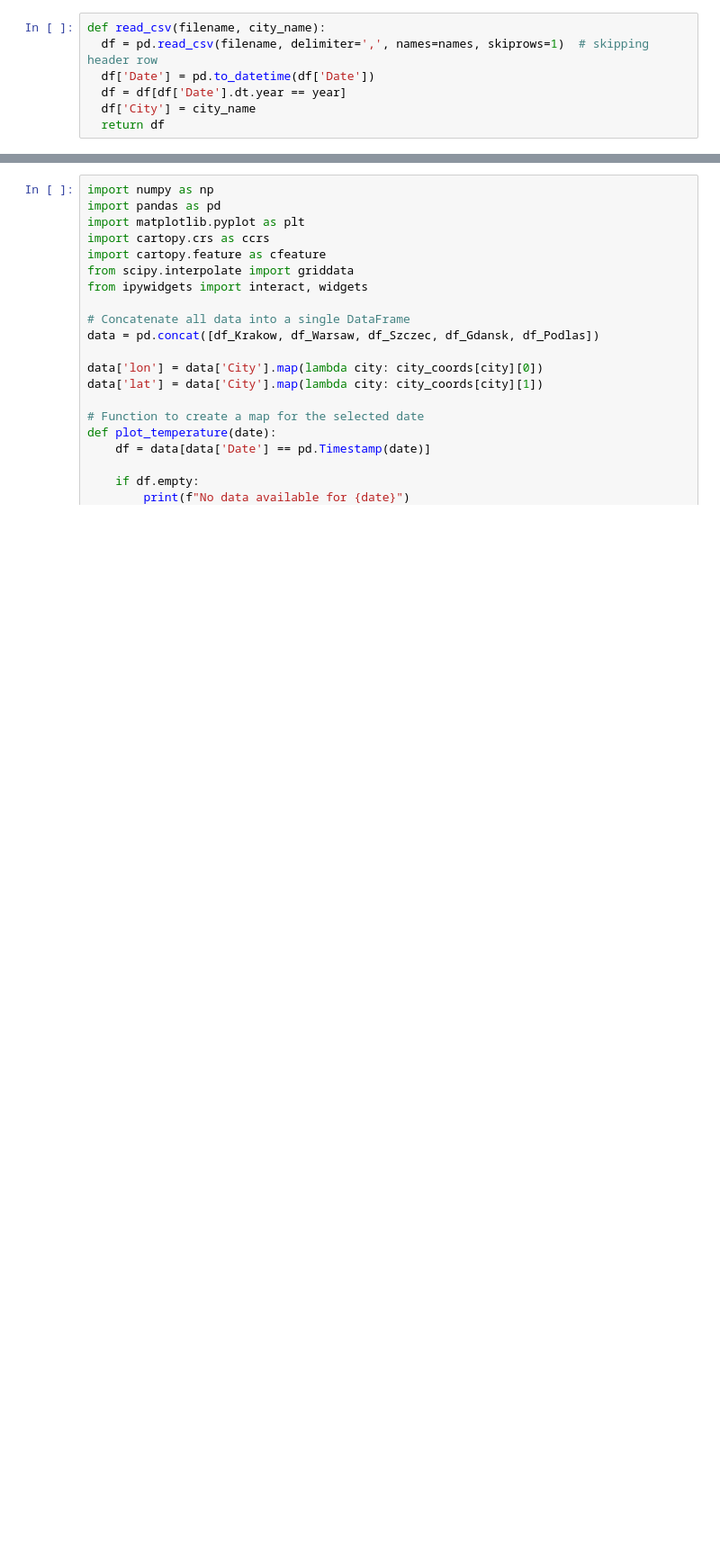
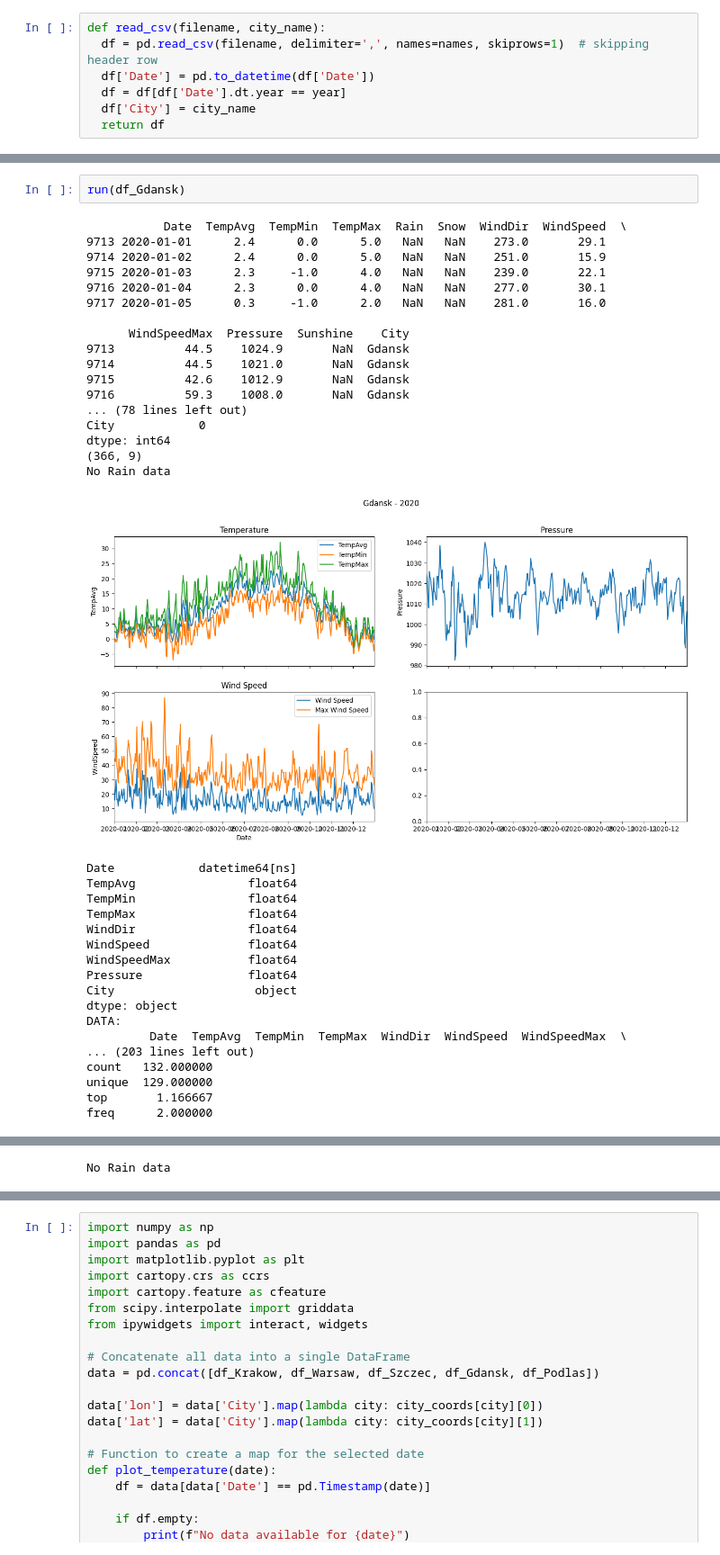
Before and after one commit to Twarug/AGH-NumericalMethods-Project, a Jupyter notebook: main.ipynb, the cells around one changed output, grey strips where cells are left out. Shown at 90% size. Saved outputs shown, nothing was run; the diff lists cells and outputs as text; blank space fills up the shorter version.

```diff
--- a/main.ipynb
+++ b/main.ipynb
@@ -220,0 +340,38 @@ UnboundLocalError: cannot access local variable 'boxprops' where it is not assoc
+# %%
+run(df_Gdansk)
+# %% [output]
+           Date  TempAvg  TempMin  TempMax  Rain  Snow  WindDir  WindSpeed  \
+9713 2020-01-01      2.4      0.0      5.0   NaN   NaN    273.0       29.1
+9714 2020-01-02      2.4      0.0      5.0   NaN   NaN    251.0       15.9
+9715 2020-01-03      2.3     -1.0      4.0   NaN   NaN    239.0       22.1
+9716 2020-01-04      2.3      0.0      4.0   NaN   NaN    277.0       30.1
+9717 2020-01-05      0.3     -1.0      2.0   NaN   NaN    281.0       16.0
+
+      WindSpeedMax  Pressure  Sunshine    City
+9713          44.5    1024.9       NaN  Gdansk
+9714          44.5    1021.0       NaN  Gdansk
+9715          42.6    1012.9       NaN  Gdansk
+9716          59.3    1008.0       NaN  Gdansk
+... (78 lines left out)
+City            0
+dtype: int64
+(366, 9)
+No Rain data
+[figure, added]
+Date            datetime64[ns]
+TempAvg                float64
+TempMin                float64
+TempMax                float64
+WindDir                float64
+WindSpeed              float64
+WindSpeedMax           float64
+Pressure               float64
+City                    object
+dtype: object
+DATA:
+         Date  TempAvg  TempMin  TempMax  WindDir  WindSpeed  WindSpeedMax  \
+... (203 lines left out)
+count   132.000000
+unique  129.000000
+top       1.166667
+freq      2.000000
@@ -220,0 +379 @@ UnboundLocalError: cannot access local variable 'boxprops' where it is not assoc
+No Rain data
```
Also changed, not shown: parts of 12 cells of this notebook.
